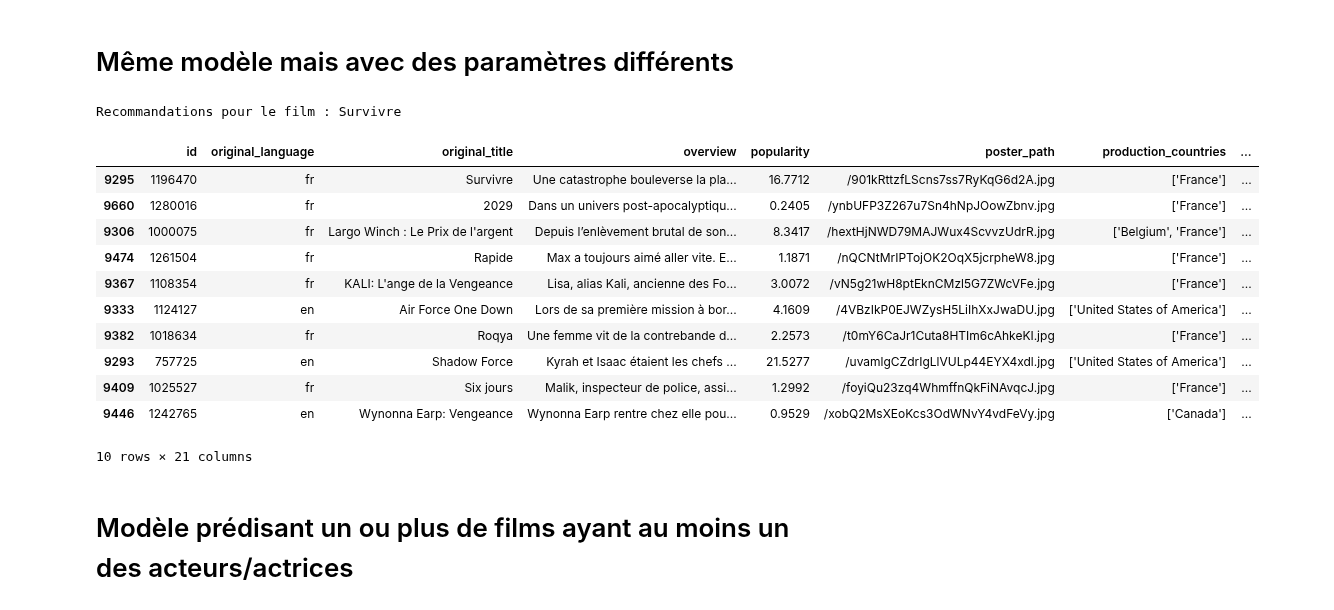
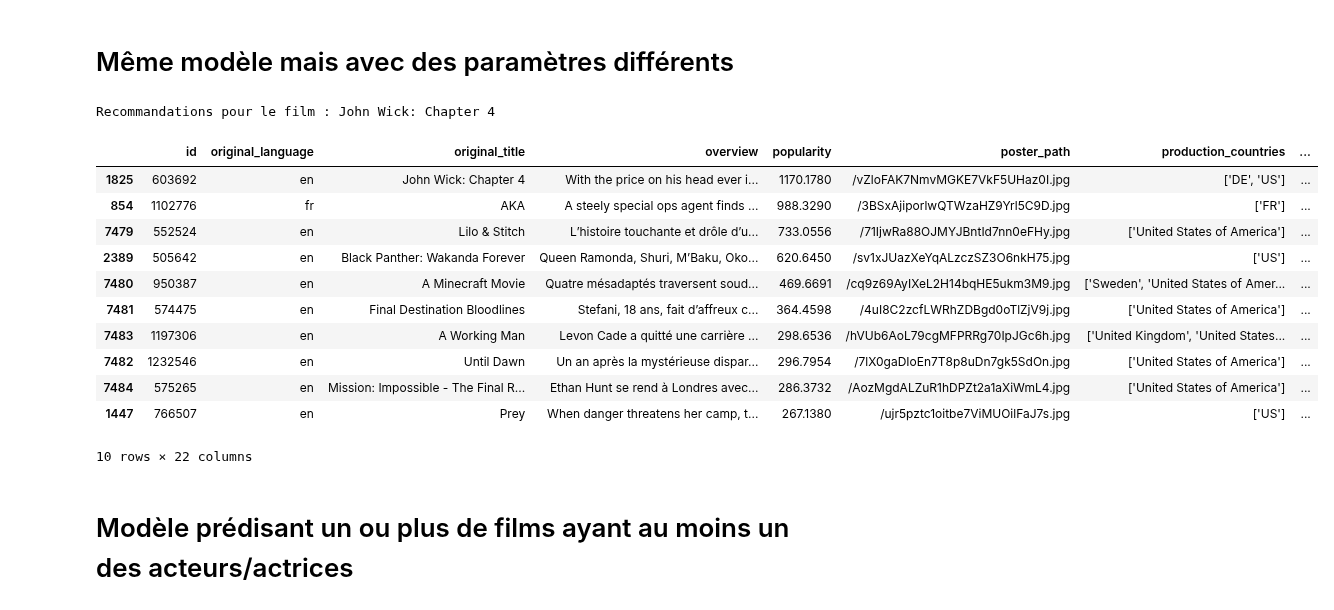
Before and after one commit to jbhdev/data-films, a Jupyter notebook: Merged_movies.ipynb, the cells around one changed output. Cells and saved outputs as stored; diff of their text form; code cells hidden in the pictures.

```diff
--- a/Merged_movies.ipynb
+++ b/Merged_movies.ipynb
@@ -140,7 +143,7 @@ films['startYear'] = films['startYear'].astype('Int64')
 films['decennie'] = films['decennie'].astype('Int64')
 
 # Start year à partir de 1960
-films = films[films['startYear'] >= 1960]
+films = films[films['startYear'] >= 1980]
 # Filtrer la note à partir de 5.8
 #films = films[films['vote_average'] >= 5.8]
 
@@ -206,3 +276,41 @@ films
+# %%
+# Remplir overview
+def get_overview(movie_id):
+    for lang in ["fr-FR", "en-US", "es-ES","de-DE","it-IT","ru-RU","ja-JP"]:
+        url = f"https://api.themoviedb.org/3/movie/{movie_id}"
+        params = {"api_key": API_KEY, "language": lang}
+        try:
+            r = requests.get(url, params=params)
+            data = r.json()
+            overview = data.get("overview")
+            if overview:  # non vide
+                return overview
+        except Exception as e:
+            print(f"Erreur TMDB overview pour {movie_id}: {e}")
+            continue
+    return None
+
+mask = films["overview"].isna() | (films["overview"].str.strip() == "")
+films.loc[mask, "overview"] = films.loc[mask, "id"].apply(get_overview)
+# %%
+# Remplir poster_path
+def get_poster_path(movie_id):
+    for lang in ["fr-FR", "en-US", "es-ES","de-DE","it-IT","ru-RU","ja-JP"]:
+        url = f"https://api.themoviedb.org/3/movie/{movie_id}"
+        params = {"api_key": API_KEY, "language": lang}
+        try:
+            r = requests.get(url, params=params)
+            data = r.json()
+            poster_path = data.get("poster_path")
+            if poster_path:  # non vide
+                return poster_path
+        except Exception as e:
+            print(f"Erreur TMDB poster_path pour {movie_id}: {e}")
+            continue
+    return None
+
+mask = films["poster_path"].isna() | (films["poster_path"].str.strip() == "")
+films.loc[mask, "poster_path"] = films.loc[mask, "id"].apply(get_poster_path)
 # %%
 # Exportation du dataframe en csv
 films.to_csv('C:/Users/sirnb/OneDrive/Bureau/WildCode/Projets/Projet_2_App/Scripts/datasets/raw/films.csv', index=False)
@@ -393,46 +499,46 @@ def recommend_similar_items(index: int,
 
     neighbor_distances = distances[index][0:n_neighbors+1]
     neighbors_idx = indices[index][0:n_neighbors+1]
 
     recommendations = original_data.iloc[neighbors_idx].copy()
     recommendations['distance'] = neighbor_distances
 
     if min_popularity is not None:
         recommendations = recommendations[recommendations['popularity'] >= min_popularity]
 
     if runtime_range is not None:
         min_runtime, max_runtime = runtime_range
         recommendations = recommendations[
             recommendations['runtimeMinutes'].between(min_runtime, max_runtime)
         ]
 
     if sort_by and sort_by in recommendations.columns:
         recommendations = recommendations.sort_values(by=sort_by, ascending=False)
 
     print(f"\nRecommandations pour le film : {original_data.iloc[index]['original_title']}\n")
     return recommendations
 
 # ---------------------- Exemple d'utilisation ----------------------
 display(recommend_similar_items(
-    index= 9295,
+    index= 1825,
     n_neighbors=10
 ))
 
 #print(recommandations[['original_title', 'popularity', 'runtimeMinutes', 'distance']])
 # %% [output]
-Recommandations pour le film : Survivre
+Recommandations pour le film : John Wick: Chapter 4
 |  | id | original_language | original_title | overview | popularity | poster_path | production_countries | ... |
-| 9295 | 1196470 | fr | Survivre | Une catastrophe bouleverse la pla... | 16.7712 | /901kRttzfLScns7ss7RyKqG6d2A.jpg | ['France'] | ... |
-| 9660 | 1280016 | fr | 2029 | Dans un univers post-apocalyptiqu... | 0.2405 | /ynbUFP3Z267u7Sn4hNpJOowZbnv.jpg | ['France'] | ... |
-| 9306 | 1000075 | fr | Largo Winch : Le Prix de l'argent | Depuis l’enlèvement brutal de son... | 8.3417 | /hextHjNWD79MAJWux4ScvvzUdrR.jpg | ['Belgium', 'France'] | ... |
-| 9474 | 1261504 | fr | Rapide | Max a toujours aimé aller vite. E... | 1.1871 | /nQCNtMrIPTojOK2OqX5jcrpheW8.jpg | ['France'] | ... |
-| 9367 | 1108354 | fr | KALI: L'ange de la Vengeance | Lisa, alias Kali, ancienne des Fo... | 3.0072 | /vN5g21wH8ptEknCMzl5G7ZWcVFe.jpg | ['France'] | ... |
-| 9333 | 1124127 | en | Air Force One Down | Lors de sa première mission à bor... | 4.1609 | /4VBzIkP0EJWZysH5LiIhXxJwaDU.jpg | ['United States of America'] | ... |
-| 9382 | 1018634 | fr | Roqya | Une femme vit de la contrebande d... | 2.2573 | /t0mY6CaJr1Cuta8HTIm6cAhkeKI.jpg | ['France'] | ... |
-| 9293 | 757725 | en | Shadow Force | Kyrah et Isaac étaient les chefs ... | 21.5277 | /uvamlgCZdrIgLlVULp44EYX4xdl.jpg | ['United States of America'] | ... |
-| 9409 | 1025527 | fr | Six jours | Malik, inspecteur de police, assi... | 1.2992 | /foyiQu23zq4WhmffnQkFiNAvqcJ.jpg | ['France'] | ... |
-| 9446 | 1242765 | en | Wynonna Earp: Vengeance | Wynonna Earp rentre chez elle pou... | 0.9529 | /xobQ2MsXEoKcs3OdWNvY4vdFeVy.jpg | ['Canada'] | ... |
+| 1825 | 603692 | en | John Wick: Chapter 4 | With the price on his head ever i... | 1170.1780 | /vZloFAK7NmvMGKE7VkF5UHaz0I.jpg | ['DE', 'US'] | ... |
+| 854 | 1102776 | fr | AKA | A steely special ops agent finds ... | 988.3290 | /3BSxAjiporlwQTWzaHZ9Yrl5C9D.jpg | ['FR'] | ... |
+| 7479 | 552524 | en | Lilo & Stitch | L’histoire touchante et drôle d’u... | 733.0556 | /71IjwRa88OJMYJBntId7nn0eFHy.jpg | ['United States of America'] | ... |
+| 2389 | 505642 | en | Black Panther: Wakanda Forever | Queen Ramonda, Shuri, M’Baku, Oko... | 620.6450 | /sv1xJUazXeYqALzczSZ3O6nkH75.jpg | ['US'] | ... |
+| 7480 | 950387 | en | A Minecraft Movie | Quatre mésadaptés traversent soud... | 469.6691 | /cq9z69AyIXeL2H14bqHE5ukm3M9.jpg | ['Sweden', 'United States of Amer... | ... |
+| 7481 | 574475 | en | Final Destination Bloodlines | Stefani, 18 ans, fait d’affreux c... | 364.4598 | /4uI8C2zcfLWRhZDBgd0oTlZjV9j.jpg | ['United States of America'] | ... |
+| 7483 | 1197306 | en | A Working Man | Levon Cade a quitté une carrière ... | 298.6536 | /hVUb6AoL79cgMFPRRg70IpJGc6h.jpg | ['United Kingdom', 'United States... | ... |
+| 7482 | 1232546 | en | Until Dawn | Un an après la mystérieuse dispar... | 296.7954 | /7lX0gaDIoEn7T8p8uDn7gk5SdOn.jpg | ['United States of America'] | ... |
+| 7484 | 575265 | en | Mission: Impossible - The Final R... | Ethan Hunt se rend à Londres avec... | 286.3732 | /AozMgdALZuR1hDPZt2a1aXiWmL4.jpg | ['United States of America'] | ... |
+| 1447 | 766507 | en | Prey | When danger threatens her camp, t... | 267.1380 | /ujr5pztc1oitbe7ViMUOilFaJ7s.jpg | ['US'] | ... |
-10 rows × 21 columns
+10 rows × 22 columns
 # %% [markdown]
 # Modèle prédisant un ou plus de films ayant au moins un des acteurs/actrices
 # %%
```
Also changed, not shown: parts of 10 cells of this notebook, 2 other files.
